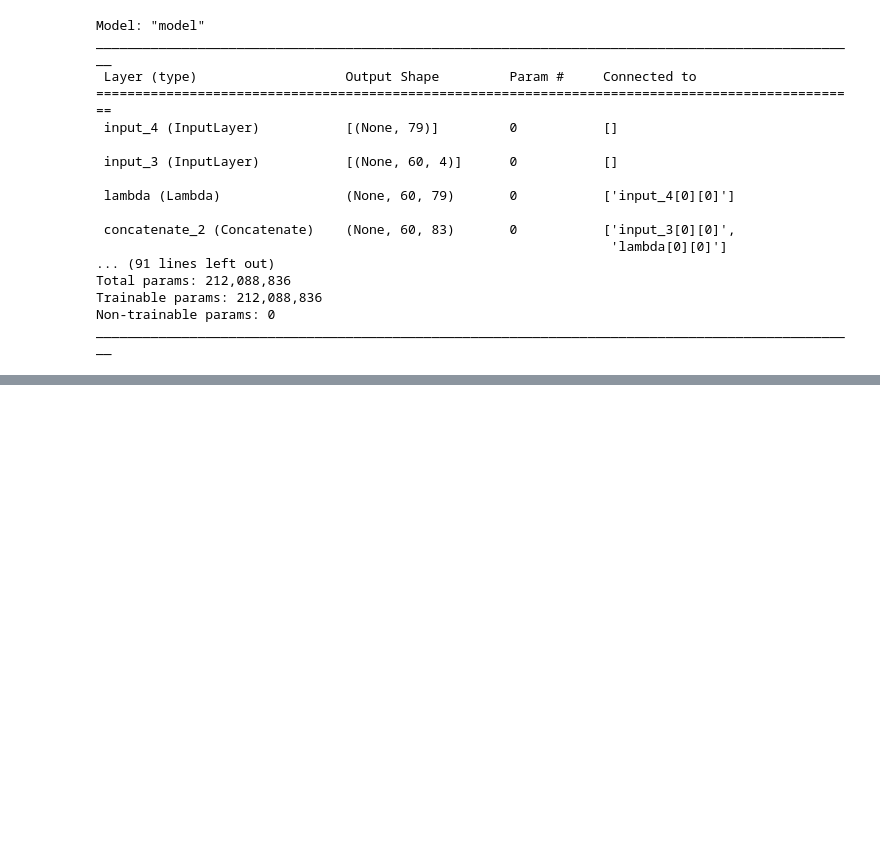
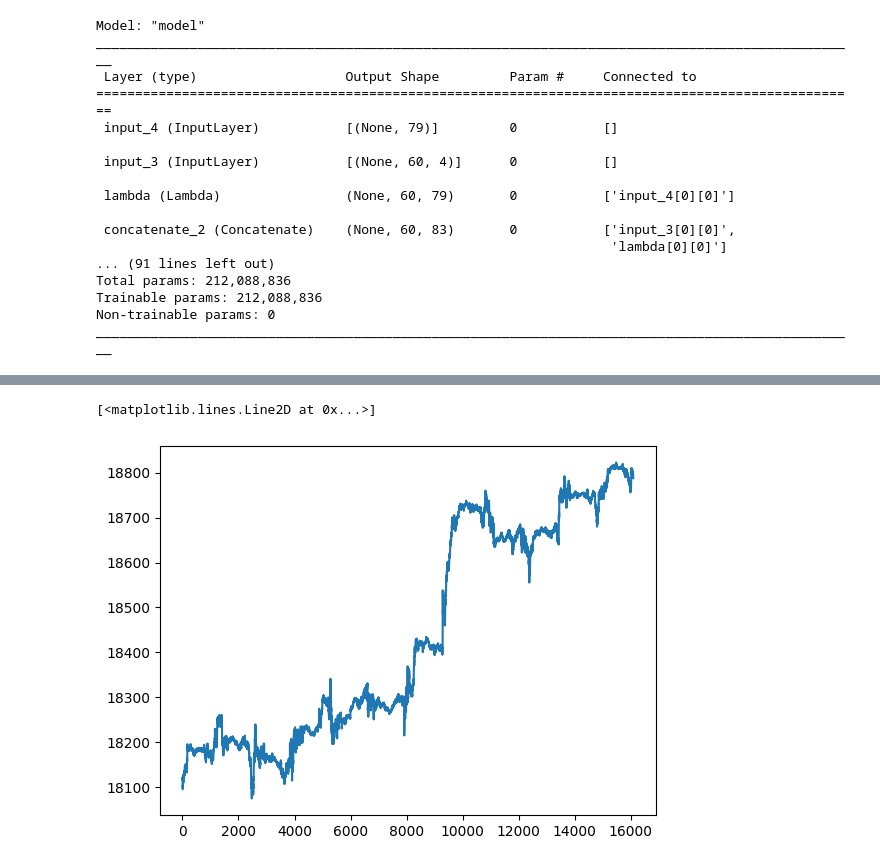
Before and after one commit to dercodeKoenig/hft_dqn, a Jupyter notebook: dqnv4_eval.ipynb, the cells around one changed output, grey strips where cells are left out. Cells and saved outputs as stored; diff of their text form; code cells hidden in the pictures; blank space fills up the shorter version.

```diff
--- a/dqnv4_eval.ipynb
+++ b/dqnv4_eval.ipynb
@@ -181,6 +179,8 @@ class Position:
         self.direction = direction
 # %%
 m = MultiTimeframeCandleManager()
+
+slm = 1.5
 
 current_position = Position(0,0,0,0)
 current_order = None
@@ -189,10 +189,11 @@ equity = 0
 equity_L = [0]
 
 outputs = []
+all_candles = []
 
 cmm = 1
 
-for index in tqdm(range(10000)):
+for index in tqdm(range(20000)):
 
 
         ret = m.push_m1_candle(candles[index])
@@ -261,23 +262,24 @@ for index in tqdm(range(10000)):
             m15_np, m5_np, m1_np, pda_np, current_minutes, pos_info = state
 
             equity_L.append(equity+open_profit)
+            all_candles.append(charts[2][-1])
 
 
-            output = model([
-                    tf.expand_dims(m15_np, 0),
-                    tf.expand_dims(m5_np, 0),
-                    tf.expand_dims(m1_np, 0),
-                    tf.expand_dims(pda_np, 0),
-                    tf.expand_dims(current_minutes, 0),
-                    tf.expand_dims(pos_info, 0)
-            ])
+            #output = model([
+            #        tf.expand_dims(m15_np, 0),
+            #        tf.expand_dims(m5_np, 0),
+            #        tf.expand_dims(m1_np, 0),
+            #        tf.expand_dims(pda_np, 0),
+            #        tf.expand_dims(current_minutes, 0),
+            #        tf.expand_dims(pos_info, 0)
+            #])
 
-            last_action = np.argmax(output)
+            #last_action = np.argmax(output)
+            #outputs.append(output[0])
+            last_action = 1
 
 
-            last_action = np.argmax(output)
-            outputs.append(output[0])
-
+            avg_candle_range = np.mean([ i.h - i.l for i in list(charts[2])[55:60]])
 
             if(last_action == 2 and current_position.direction != 0):
                 equity += open_profit
@@ -303,16 +305,17 @@ for index in tqdm(range(10000)):
                 sorted_by_high = sorted(pdas_filtered, key = lambda x:x[1])
                 sorted_by_low = sorted(pdas_filtered, key = lambda x:x[0])
 
-                if(len(pdas_filtered) >= 3):
-                    ### sl is the high of 3 pdas
-                    sl = sorted_by_high[2][1]
+                if(len(pdas_filtered) > 0):
 
                     ### entry is lowest i can get or immediate rebalance
                     entry = sorted_by_low[0][0]
                     if(last_candle_low != None):
                         entry = min(entry, last_candle_low)
 
+
+                    sl = entry + avg_candle_range * slm
                     tp = entry  -  abs(entry-sl) * 1000
+
 
                     current_order = Order(entry, sl, tp, -1)
                     #print("set short order:",entry,sl,tp)
@@ -338,15 +341,13 @@ for index in tqdm(range(10000)):
                 sorted_by_high = sorted(pdas_filtered, key = lambda x:x[1], reverse=True)
                 sorted_by_low = sorted(pdas_filtered, key = lambda x:x[0], reverse=True)
 
-                if(len(pdas_filtered) >= 3):
-                    ### sl is the high of 3 pdas
-                    sl = sorted_by_low[2][0]
-
+                if(len(pdas_filtered) > 0):
                     ### entry is lowest i can get or immediate rebalance
                     entry = sorted_by_high[0][1]
                     if(last_candle_high != None):
                         entry = max(entry, last_candle_high)
 
+                    sl = entry - avg_candle_range * slm
                     tp = entry  +  abs(entry-sl) * 1000
 
                     current_order = Order(entry, sl, tp, 1)
@@ -364,2 +361,7 @@ plt.plot([x[1]-x[0] for x in outputs], color="b")
+# %%
+plt.plot([x.c for x in all_candles])
+# %% [output]
+[<matplotlib.lines.Line2D at 0x...>]
+[figure, added]
 # %%
 plt.plot(equity_L)
```
Also changed, not shown: parts of 5 cells of this notebook, 1 other file.
